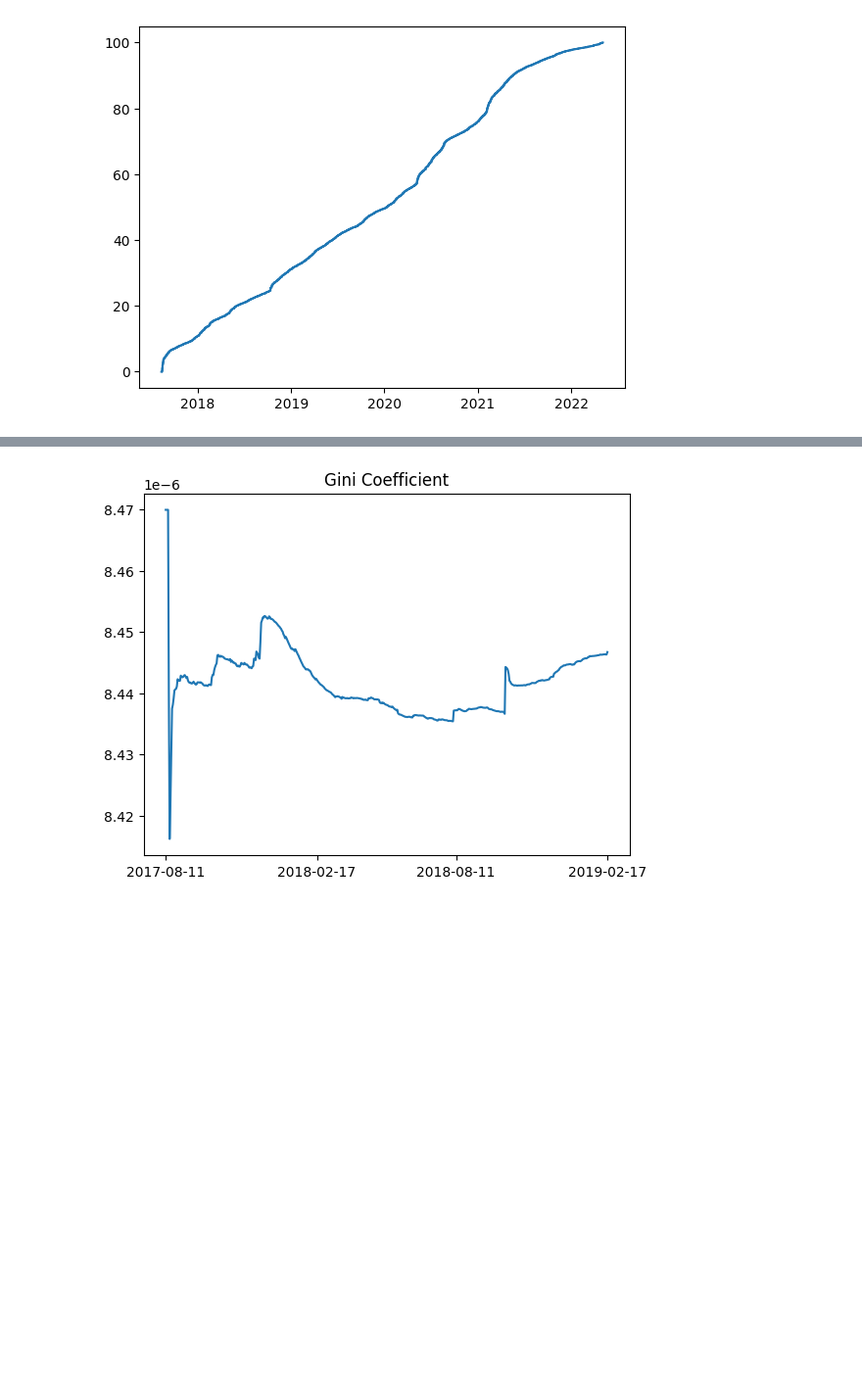
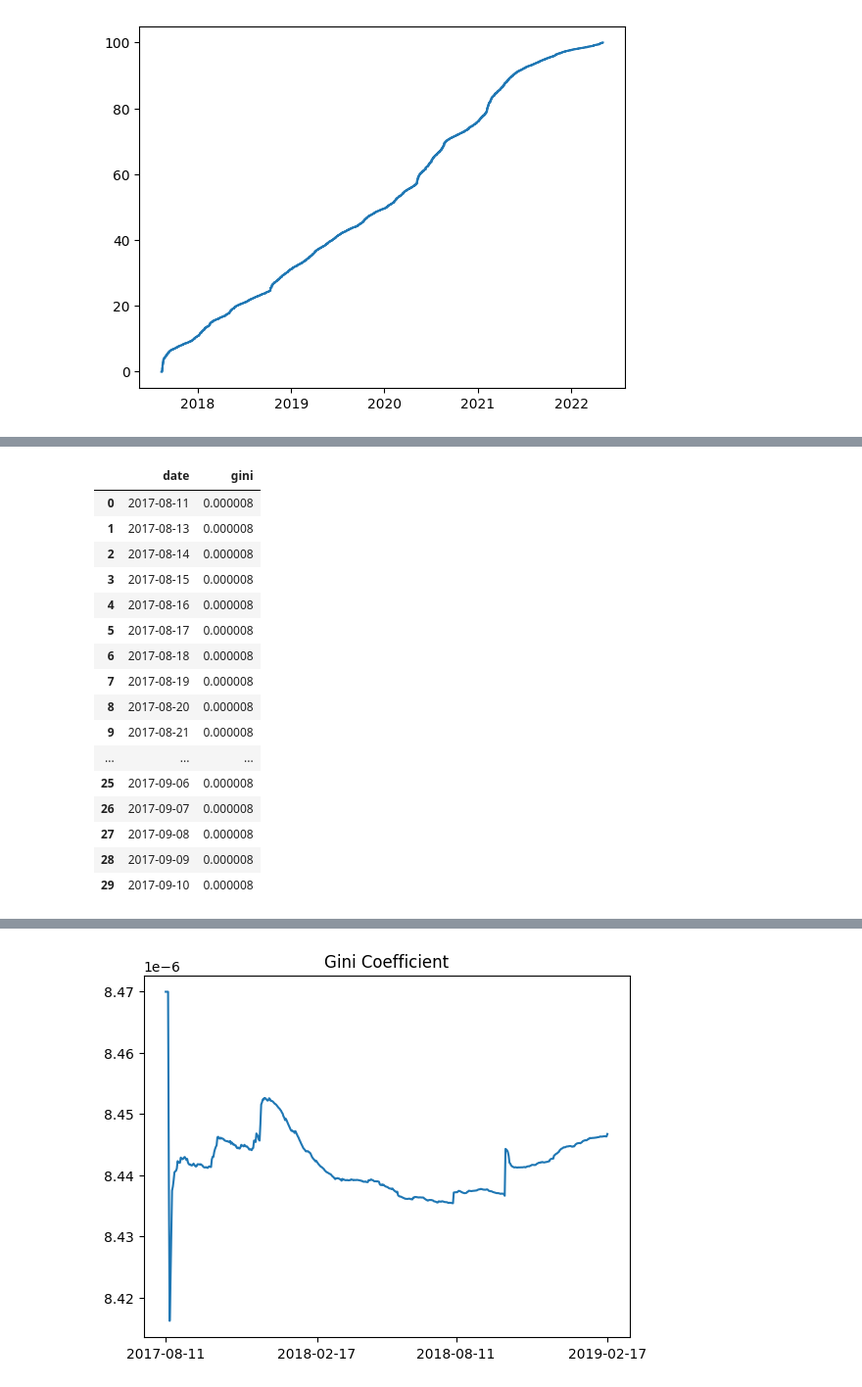
Before and after one commit to himanshucmi/roni-analytics, a Jupyter notebook: main.ipynb, the cells around one changed output, grey strips where cells are left out. Shown: that part at 98% size. Saved outputs shown, nothing was run; the diff lists cells and outputs as text; code cells hidden in the pictures; blank space fills up the shorter version.

```diff
--- a/main.ipynb
+++ b/main.ipynb
@@ -131,3 +151,23 @@ df_final['date'] = df_net['date'].unique()
 # Calculating the gini coefficient for each date
 ginivals = df_net.groupby('date')['net_balance'].apply(gini).values
 df_final['gini'] = ginivals
+# %%
+df_final.head(30)
+# %% [output]
+|  | date | gini |
+| 0 | 2017-08-11 | 0.000008 |
+| 1 | 2017-08-13 | 0.000008 |
+| 2 | 2017-08-14 | 0.000008 |
+| 3 | 2017-08-15 | 0.000008 |
+| 4 | 2017-08-16 | 0.000008 |
+| 5 | 2017-08-17 | 0.000008 |
+| 6 | 2017-08-18 | 0.000008 |
+| 7 | 2017-08-19 | 0.000008 |
+| 8 | 2017-08-20 | 0.000008 |
+| 9 | 2017-08-21 | 0.000008 |
+| ... | ... | ... |
+| 25 | 2017-09-06 | 0.000008 |
+| 26 | 2017-09-07 | 0.000008 |
+| 27 | 2017-09-08 | 0.000008 |
+| 28 | 2017-09-09 | 0.000008 |
+| 29 | 2017-09-10 | 0.000008 |
```
Also changed, not shown: parts of 2 cells of this notebook.
